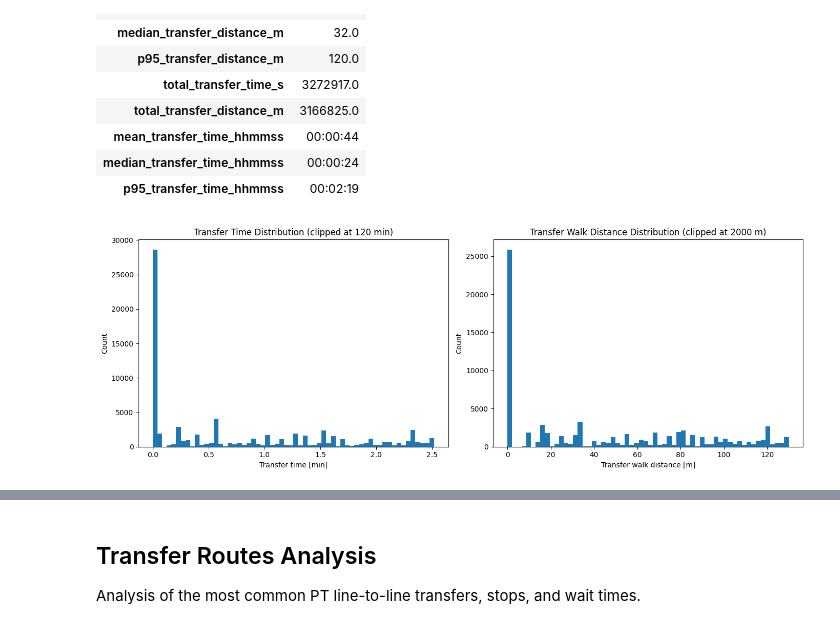
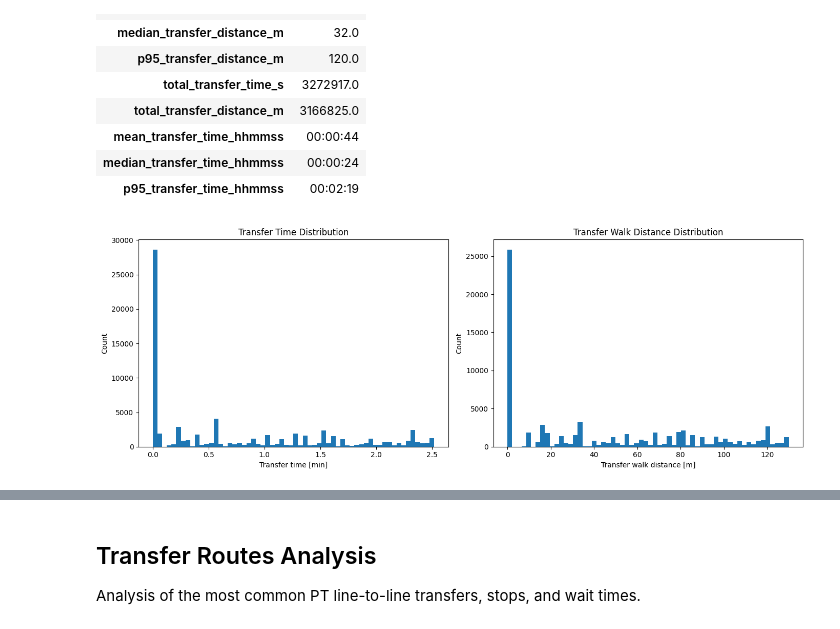
Before and after one commit to IohanSardinha/OpenOPorto, a Jupyter notebook: Analysis/PTTransferSynchronism.ipynb, the cells around one changed output, grey strips where cells are left out. Saved outputs shown, nothing was run; the diff lists cells and outputs as text; code cells hidden in the pictures.

```diff
--- a/Analysis/PTTransferSynchronism.ipynb
+++ b/Analysis/PTTransferSynchronism.ipynb
@@ -29,17 +29,5 @@ from pt_transfer_analysis import analyze_pt_transfer_synchronism, add_realistic_
 # %%
-candidate_paths = [
-    Path('Simulation/output/output_legs.csv'),
-    Path('../Simulation/output/output_legs.csv'),
-]
-
-legs_path = None
-for p in candidate_paths:
-    if p.exists():
-        legs_path = p
-        break
-
-if legs_path is None:
-    raise FileNotFoundError('Could not find output_legs.csv.gz from this notebook location.')
+legs_path = Path('../Simulation/output/output_legs.csv')
 
 result = analyze_pt_transfer_synchronism(legs_path, transfer_modes=('walk',))
 transfers = result.transfers
@@ -47,7 +35,6 @@ person_summary = result.person_summary
 trip_summary = result.trip_summary
 global_summary = result.global_summary
 
-print(f'Legs source: {legs_path}')
 print(f'Transfer events found: {len(transfers):,}')
 print(f'Agents with transfers: {global_summary["n_agents_with_transfers"]:,}')
 # %% [output]
@@ -79,22 +65,22 @@ summary_view
 # %%
 transfers = transfers.copy()
 transfers['transfer_time_min'] = transfers['transfer_time_s'] / 60.0
 transfers['transfer_distance_m'] = transfers['transfer_distance_m'].astype(float)
 
 fig, axes = plt.subplots(1, 2, figsize=(14, 5))
 
-axes[0].hist(transfers['transfer_time_min'].clip(upper=120), bins=60)
-axes[0].set_title('Transfer Time Distribution (clipped at 120 min)')
+axes[0].hist(transfers['transfer_time_min'], bins=60)
+axes[0].set_title('Transfer Time Distribution')
 axes[0].set_xlabel('Transfer time [min]')
 axes[0].set_ylabel('Count')
 
-axes[1].hist(transfers['transfer_distance_m'].clip(upper=2000), bins=60)
-axes[1].set_title('Transfer Walk Distance Distribution (clipped at 2000 m)')
+axes[1].hist(transfers['transfer_distance_m'], bins=60)
+axes[1].set_title('Transfer Walk Distance Distribution')
 axes[1].set_xlabel('Transfer walk distance [m]')
 axes[1].set_ylabel('Count')
 
 plt.tight_layout()
 plt.show()
 # %% [output]
-[figure, old version]
+[figure, new version]
 # %%
```
Also changed, not shown: parts of 15 cells of this notebook, 9 other files.
